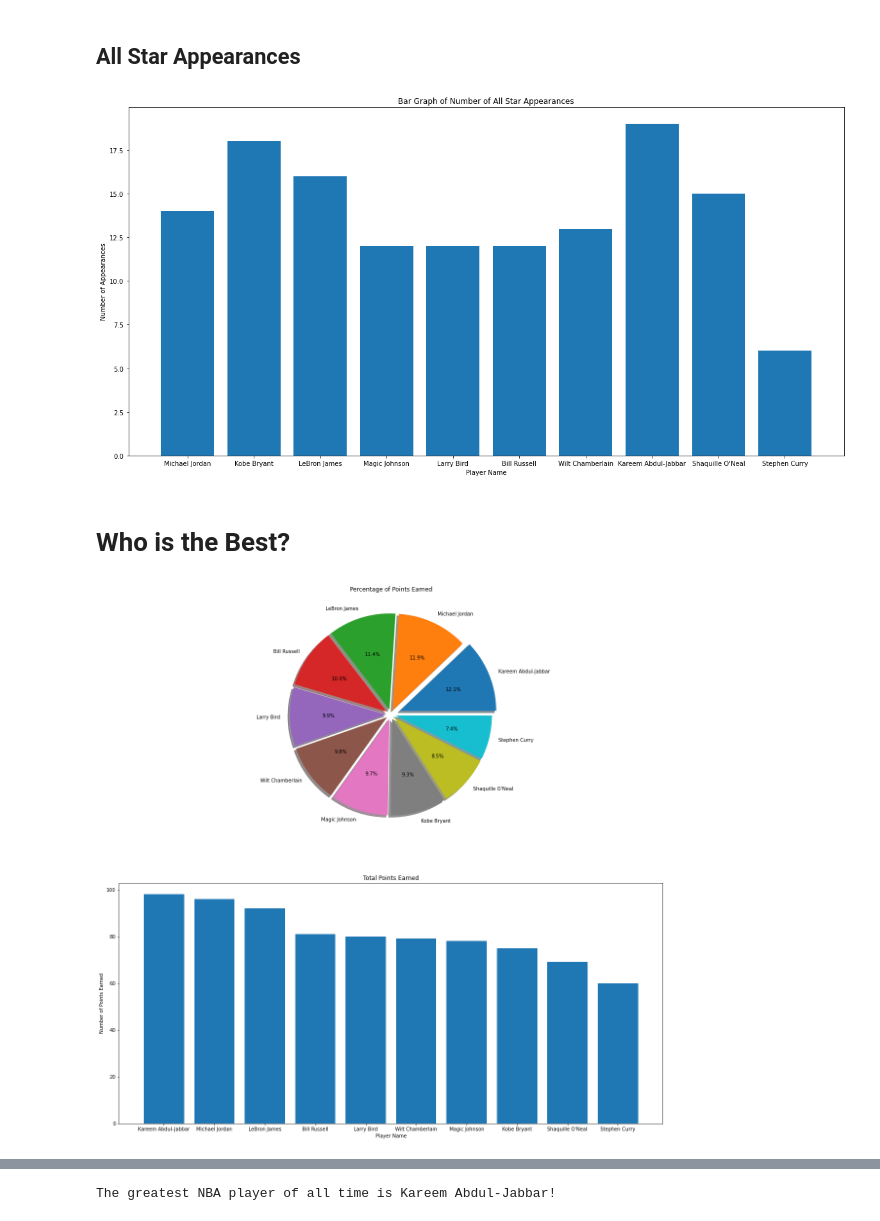
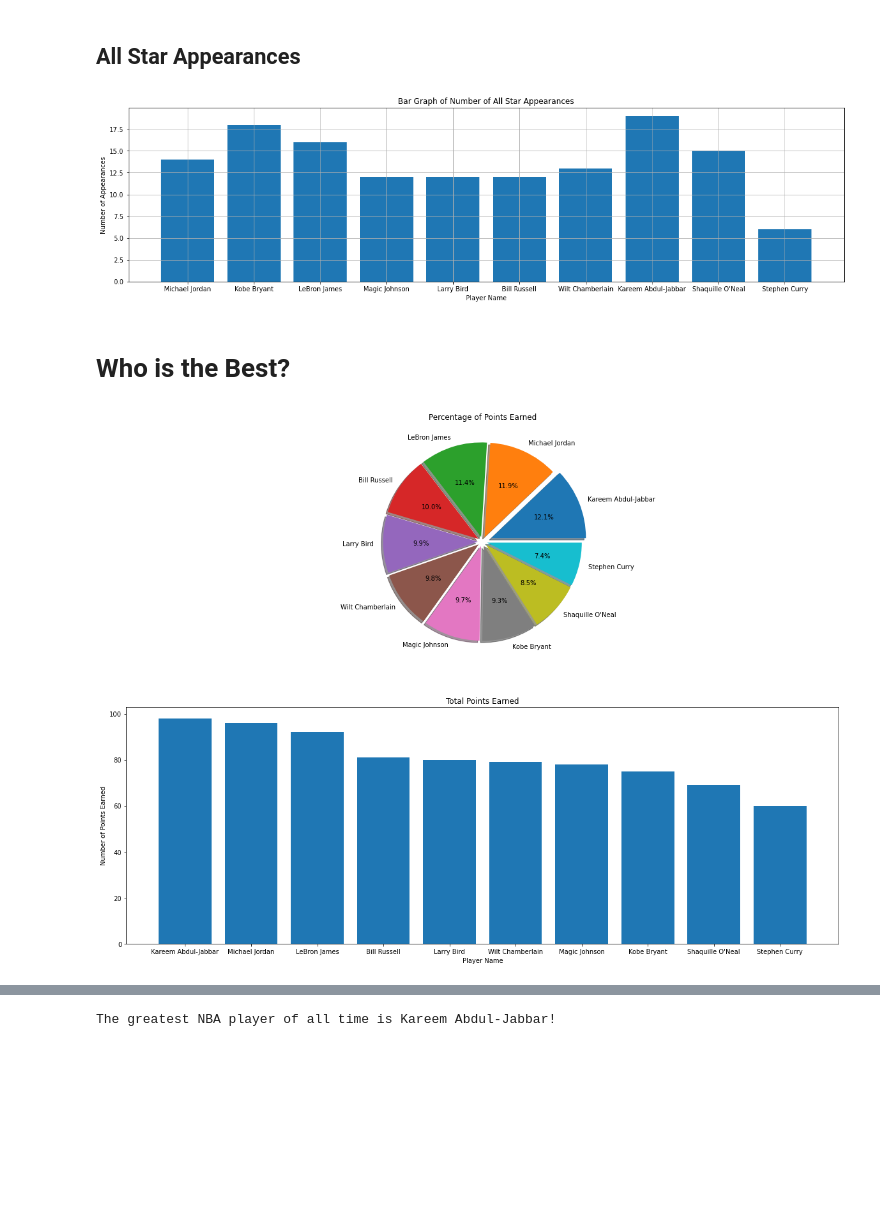
Before and after one commit to gdjeudeu/Project-1, a Jupyter notebook: Project_1.ipynb, the cells around one changed output, grey strips where cells are left out. Cells and saved outputs as stored; diff of their text form; code cells hidden in the pictures; blank space fills up the shorter version.

```diff
--- a/Project_1.ipynb
+++ b/Project_1.ipynb
@@ -448,25 +450,26 @@ plt.show()
 # %%
 #Determine who has the most all-star appearances
 no_allstar_appears = [14, 18, 16, 12, 12, 12, 13, 19, 15, 6]
 allst_df = pd.DataFrame({
     "Players" : player_list,
     "ALLSTAR PTS" : no_allstar_appears
 })
 
 #merge with scoreboard df
 scoreboard_df = scoreboard_df.merge(allst_df, on = "Players", how = "left")
 
 #creating graph of number of all star appearances
-fig, axs = plt.subplots(1, 1, figsize = (20,10))
+fig, axs = plt.subplots(1, 1, figsize = (20,5))
 axs.set_title("Bar Graph of Number of All Star Appearances")
 axs.bar(allst_df["Players"], allst_df["ALLSTAR PTS"])
 axs.set_xlabel("Player Name")
 axs.set_ylabel("Number of Appearances")
+axs.grid()
 
 plt.savefig("output/allstar_bar_chart")
 plt.show()
 # %% [output]
-[figure, old version]
+[figure, new version]
 # %% [markdown]
 # Who is the Best?
 # %%
@@ -476,13 +479,8 @@ scoreboard_df["TOTAL PTS"] = scoreboard_df.sum(axis = 1)
 scoreboard_df = scoreboard_df.sort_values("TOTAL PTS", ascending = False)
 scoreboard_df = scoreboard_df.reset_index(drop = True)
 
-#plt.figure(figsize = (12,6))
-#plt.title("Total Points Earned")
-#plt.pie(scoreboard_df["TOTAL PTS"], explode = (.1, .05, .05, .05, .05, .05, .05, .05, .05, .05),
-#        labels = scoreboard_df.Players, shadow = True, autopct = "%1.1f%%")
-
 #creating pie chart of players' earned percentage of the total awarded points
-fig, axs = plt.subplots(2, 1, figsize = (20,20))
+fig, axs = plt.subplots(2, 1, figsize = (20,15))
 axs[0].set_title("Percentage of Points Earned")
 axs[0].pie(scoreboard_df["TOTAL PTS"], explode = (.1, .05, .05, .05, .05, .05, .05, .05, .05, .05),
           labels = scoreboard_df.Players, shadow = True, autopct = "%1.1f%%")
@@ -496,7 +494,7 @@ axs[1].set_ylabel("Number of Points Earned")
 plt.savefig("output/final_total_charts")
 plt.show()
 # %% [output]
-[figure, old version]
+[figure, new version]
 # %%
 #display final scoreboard
 scoreboard_df
```
Also changed, not shown: parts of 3 cells of this notebook, 4 other files.
